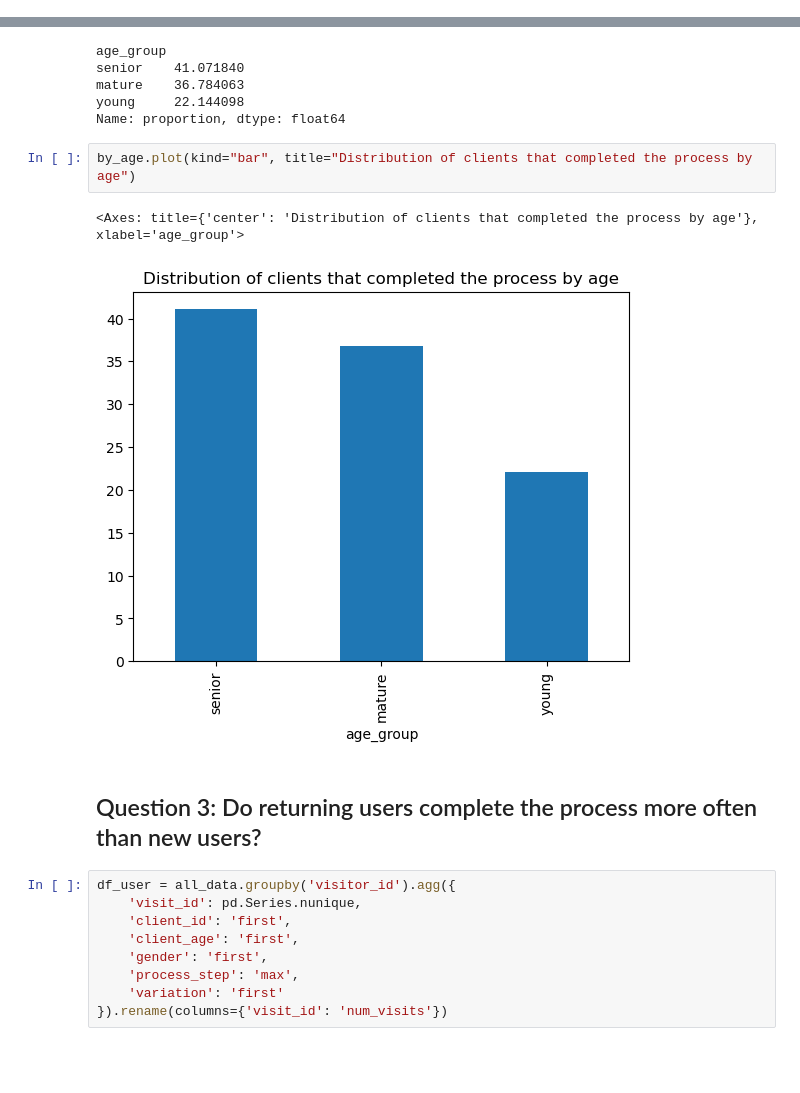
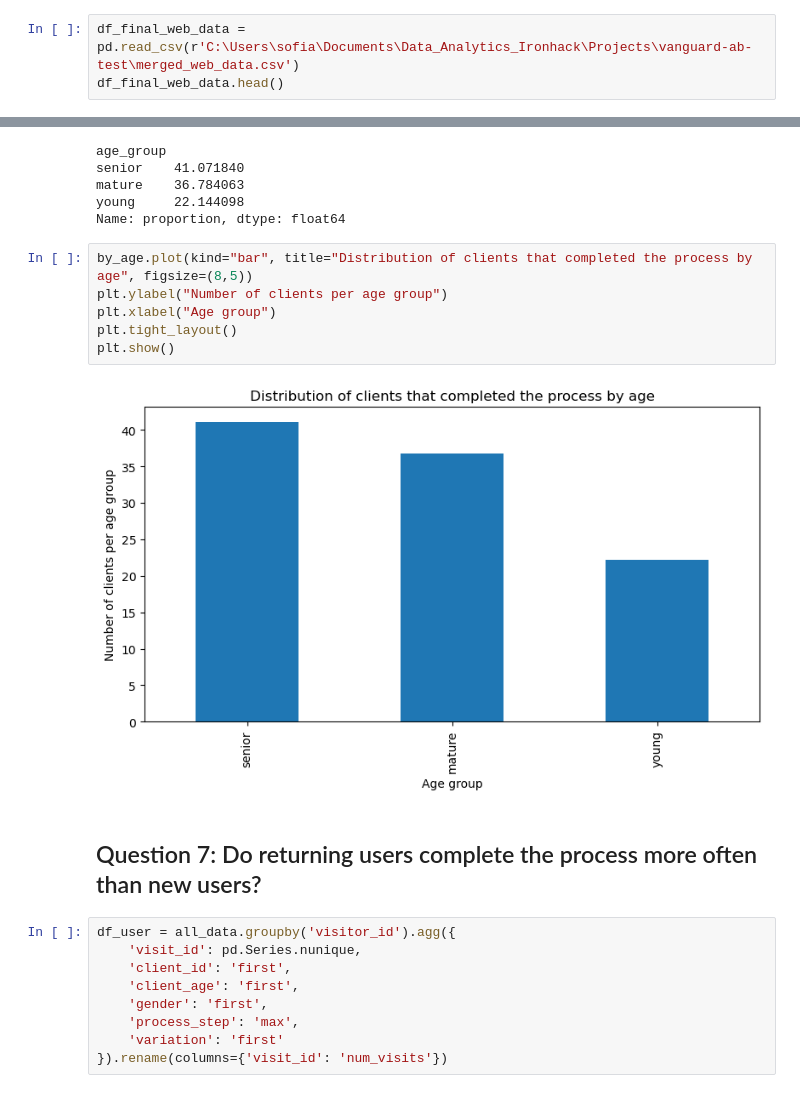
Before and after one commit to SofyMelvill/vanguard-ab-test, a Jupyter notebook: data_SA.ipynb, the cells around one changed output, grey strips where cells are left out. Saved outputs shown, nothing was run; the diff lists cells and outputs as text; blank space fills up the shorter version.

Commit message:
Sofia's changes 05/07

```diff
--- a/data_SA.ipynb
+++ b/data_SA.ipynb
@@ -399,0 +392,3 @@ df_final_web_data.head()
+# %%
+df_final_web_data = pd.read_csv(r'C:\Users\sofia\Documents\Data_Analytics_Ironhack\Projects\vanguard-ab-test\merged_web_data.csv')
+df_final_web_data.head()
@@ -667,12 +791,15 @@ mature    36.784063
 young     22.144098
 Name: proportion, dtype: float64
 # %%
-by_age.plot(kind="bar", title="Distribution of clients that completed the process by age")
+by_age.plot(kind="bar", title="Distribution of clients that completed the process by age", figsize=(8,5))
+plt.ylabel("Number of clients per age group")
+plt.xlabel("Age group")
+plt.tight_layout()
+plt.show()
 # %% [output]
-<Axes: title={'center': 'Distribution of clients that completed the process by age'}, xlabel='age_group'>
-[figure, old version]
+[figure, new version]
 # %% [markdown]
-## Question 3: Do returning users complete the process more often than new users?
+## Question 7: Do returning users complete the process more often than new users?
 # %%
 df_user = all_data.groupby('visitor_id').agg({
     'visit_id': pd.Series.nunique,
```
Also changed, not shown: parts of 66 cells of this notebook.
